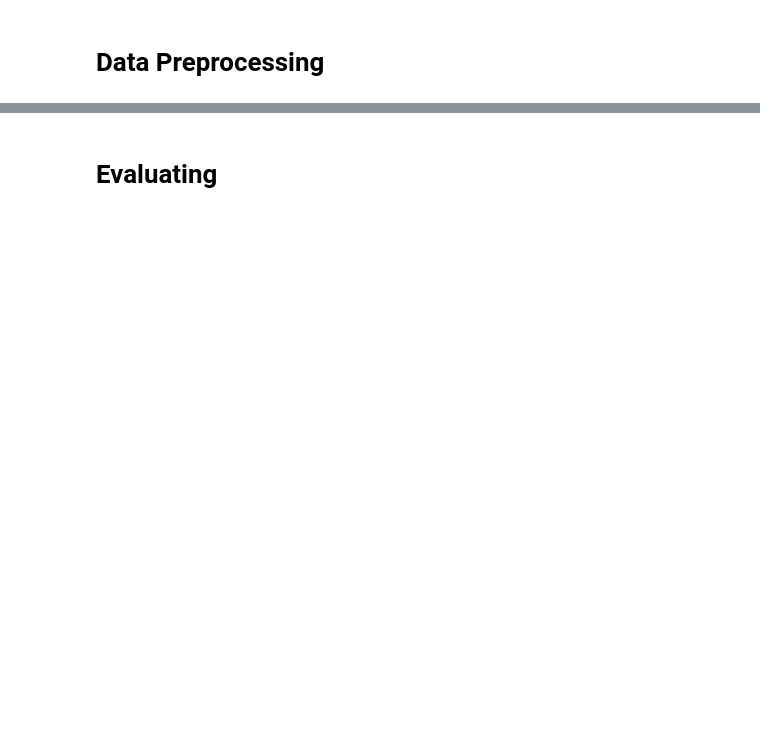
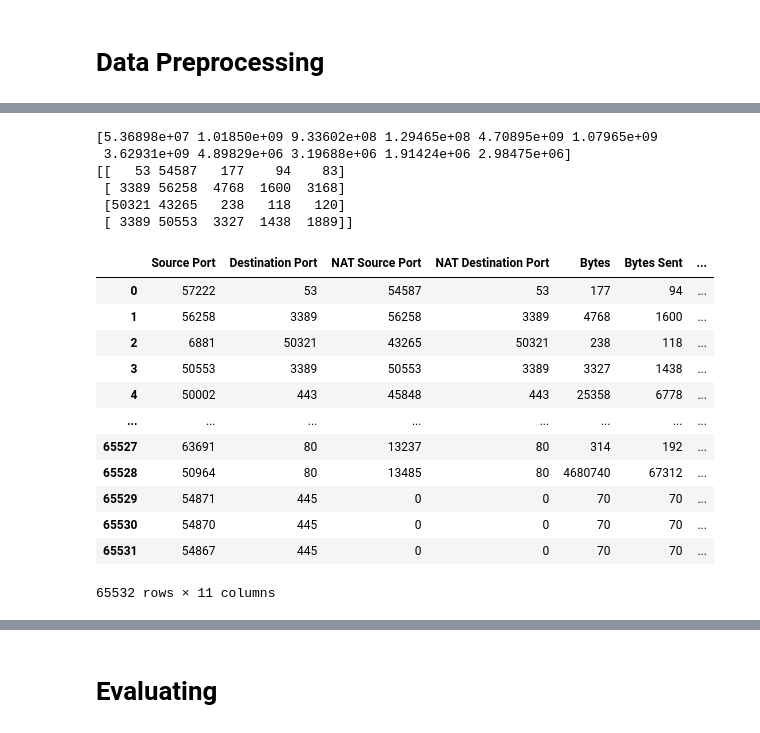
Before and after one commit to DarkinStyle/AIT, a Jupyter notebook: python/UCCD2063 Firewall Classification - Statistic.ipynb, the cells around one changed output, grey strips where cells are left out. Saved outputs shown, nothing was run; the diff lists cells and outputs as text; code cells hidden in the pictures; blank space fills up the shorter version.

```diff
--- a/python/UCCD2063 Firewall Classification - Statistic.ipynb
+++ b/python/UCCD2063 Firewall Classification - Statistic.ipynb
@@ -69,14 +214,14 @@ firewall_data.head(8)
 # %%
 # write code to separate the output (y) from input (X)
-X = firewall_data.drop('Action', axis = 1)
-y = firewall_data['Action']
+X = firewall_data_train_use.drop(['Action', 'allow', 'deny', 'drop', 'reset-both'], axis = 1)
+y = firewall_data_train_use[['allow', 'deny', 'drop', 'reset-both']]
 # %%
 # Import the necessary libraries first
 from sklearn.feature_selection import SelectKBest
 from sklearn.feature_selection import chi2
 
 #Feature extraction
-test = SelectKBest(score_func=chi2, k=8)
+test = SelectKBest(score_func=chi2, k=5)
 fit = test.fit(X, y)
 
 #Summarize scores
@@ -86,5 +231,28 @@ print(fit.scores_)
 features = fit.transform(X)
 
 #Summarize selected features
-print(features[0:8, :])
+print(features[0:4, :])
+# %% [output]
+[5.36898e+07 1.01850e+09 9.33602e+08 1.29465e+08 4.70895e+09 1.07965e+09
+ 3.62931e+09 4.89829e+06 3.19688e+06 1.91424e+06 2.98475e+06]
+[[   53 54587   177    94    83]
+ [ 3389 56258  4768  1600  3168]
+ [50321 43265   238   118   120]
+ [ 3389 50553  3327  1438  1889]]
+# %%
+X
+# %% [output]
+|  | Source Port | Destination Port | NAT Source Port | NAT Destination Port | Bytes | Bytes Sent | ... |
+| 0 | 57222 | 53 | 54587 | 53 | 177 | 94 | ... |
+| 1 | 56258 | 3389 | 56258 | 3389 | 4768 | 1600 | ... |
+| 2 | 6881 | 50321 | 43265 | 50321 | 238 | 118 | ... |
+| 3 | 50553 | 3389 | 50553 | 3389 | 3327 | 1438 | ... |
+| 4 | 50002 | 443 | 45848 | 443 | 25358 | 6778 | ... |
+| ... | ... | ... | ... | ... | ... | ... | ... |
+| 65527 | 63691 | 80 | 13237 | 80 | 314 | 192 | ... |
+| 65528 | 50964 | 80 | 13485 | 80 | 4680740 | 67312 | ... |
+| 65529 | 54871 | 445 | 0 | 0 | 70 | 70 | ... |
+| 65530 | 54870 | 445 | 0 | 0 | 70 | 70 | ... |
+| 65531 | 54867 | 445 | 0 | 0 | 70 | 70 | ... |
+65532 rows × 11 columns
 # %%
```
Also changed, not shown: parts of 33 cells of this notebook.
